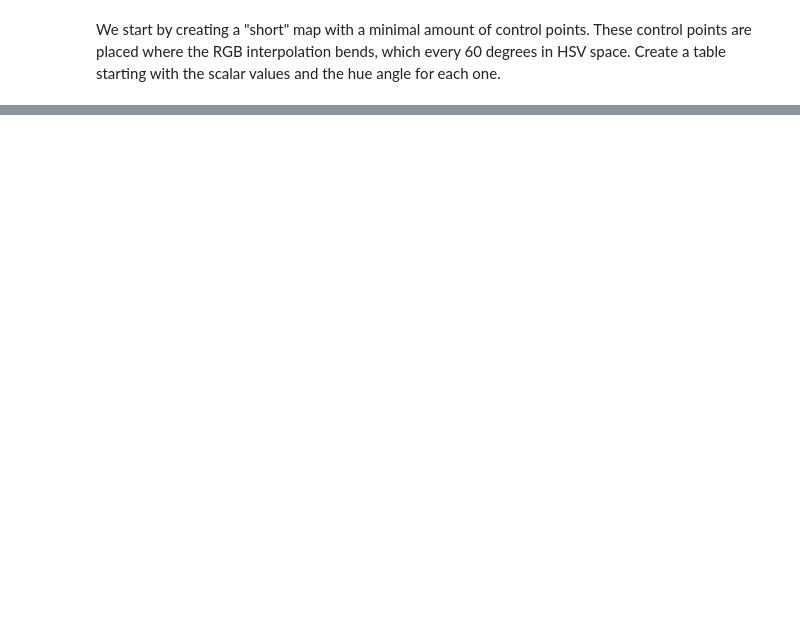
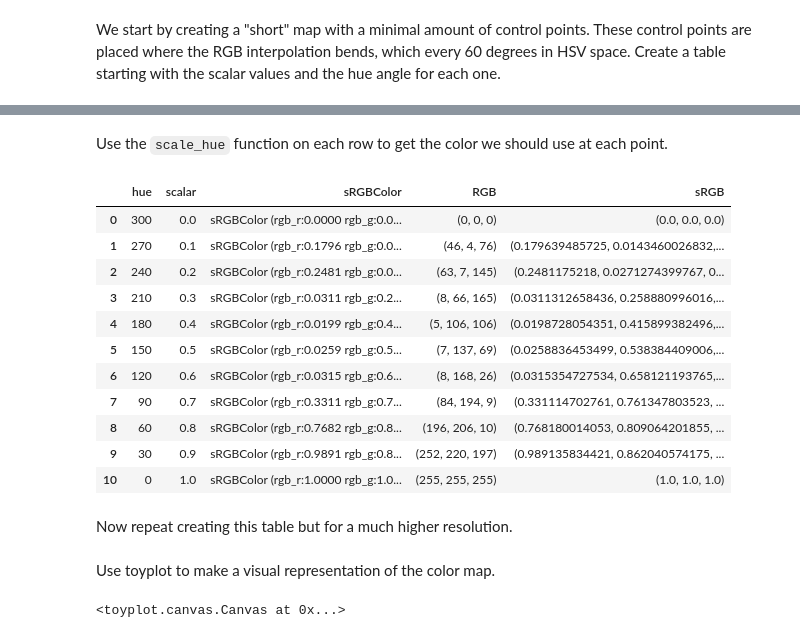
Before and after one commit to kmorel-papers/BadColorMaps, a Jupyter notebook: ipython/Kindlmann.ipynb, the cells around one changed output, grey strips where cells are left out. Saved outputs shown, nothing was run; the diff lists cells and outputs as text; code cells hidden in the pictures; blank space fills up the shorter version.

```diff
--- a/ipython/Kindlmann.ipynb
+++ b/ipython/Kindlmann.ipynb
@@ -59,0 +120,24 @@ data_short
+# %% [markdown]
+Use the `scale_hue` function on each row to get the color we should use at each point.
+# %%
+color_array = data_short.apply(lambda row: scale_hue(row['hue'], row['scalar']),
+                               axis=1)
+data_short['sRGBColor'] = color_array
+data_short['RGB'] = color_array.apply(lambda rgb: rgb.get_upscaled_value_tuple())
+data_short['sRGB'] = color_array.apply(lambda rgb: rgb.get_value_tuple())
+data_short
+# %% [output]
+|  | hue | scalar | sRGBColor | RGB | sRGB |
+| 0 | 300 | 0.0 | sRGBColor (rgb_r:0.0000 rgb_g:0.0... | (0, 0, 0) | (0.0, 0.0, 0.0) |
+| 1 | 270 | 0.1 | sRGBColor (rgb_r:0.1796 rgb_g:0.0... | (46, 4, 76) | (0.179639485725, 0.0143460026832,... |
+| 2 | 240 | 0.2 | sRGBColor (rgb_r:0.2481 rgb_g:0.0... | (63, 7, 145) | (0.2481175218, 0.0271274399767, 0... |
+| 3 | 210 | 0.3 | sRGBColor (rgb_r:0.0311 rgb_g:0.2... | (8, 66, 165) | (0.0311312658436, 0.258880996016,... |
+| 4 | 180 | 0.4 | sRGBColor (rgb_r:0.0199 rgb_g:0.4... | (5, 106, 106) | (0.0198728054351, 0.415899382496,... |
+| 5 | 150 | 0.5 | sRGBColor (rgb_r:0.0259 rgb_g:0.5... | (7, 137, 69) | (0.0258836453499, 0.538384409006,... |
+| 6 | 120 | 0.6 | sRGBColor (rgb_r:0.0315 rgb_g:0.6... | (8, 168, 26) | (0.0315354727534, 0.658121193765,... |
+| 7 | 90 | 0.7 | sRGBColor (rgb_r:0.3311 rgb_g:0.7... | (84, 194, 9) | (0.331114702761, 0.761347803523, ... |
+| 8 | 60 | 0.8 | sRGBColor (rgb_r:0.7682 rgb_g:0.8... | (196, 206, 10) | (0.768180014053, 0.809064201855, ... |
+| 9 | 30 | 0.9 | sRGBColor (rgb_r:0.9891 rgb_g:0.8... | (252, 220, 197) | (0.989135834421, 0.862040574175, ... |
+| 10 | 0 | 1.0 | sRGBColor (rgb_r:1.0000 rgb_g:1.0... | (255, 255, 255) | (1.0, 1.0, 1.0) |
+# %% [markdown]
+Now repeat creating this table but for a much higher resolution.
@@ -59,0 +154,2 @@ data_short
+# %% [markdown]
+Use toyplot to make a visual representation of the color map.
@@ -59,0 +160,37 @@ data_short
+# %%
+canvas = toyplot.Canvas(width=512, height=200)
+axes = canvas.axes()
+axes.scatterplot(data_short['scalar'], numpy.zeros(data_short['scalar'].shape),
+                 marker='|', size=1000,
+                 color='gray')
+axes.scatterplot(data_long['scalar'], numpy.zeros(data_long['scalar'].shape),
+                 marker='|', size=500,
+                 color=kindlmann_map)
+axes.y.show = False
+axes.x.show = False
+
+for index in xrange(0, len(data_short.index), 2):
+    axes.text(data_short['scalar'][index], 0,
+              '%1.1f' % data_short['scalar'][index],
+              style={'baseline-shift':'-23px',
+                     'font-size': '8pt'},
+              color='black')
+    axes.text(data_short['scalar'][index], 0,
+              str(data_short['RGB'][index]),
+              style={'baseline-shift':'-34px',
+                     'font-size':'7pt'},
+              color='black')
+
+for index in xrange(1, len(data_short.index), 2):
+    axes.text(data_short['scalar'][index], 0,
+              '%1.1f' % data_short['scalar'][index],
+              style={'baseline-shift':'34px',
+                     'font-size': '8pt'},
+              color='black')
+    axes.text(data_short['scalar'][index], 0,
+              str(data_short['RGB'][index]),
+              style={'baseline-shift':'23px',
+                     'font-size':'7pt'},
+              color='black')
+# %% [output]
+<toyplot.canvas.Canvas at 0x...>
```
Also changed, not shown: parts of 23 cells of this notebook, 12 other files.
